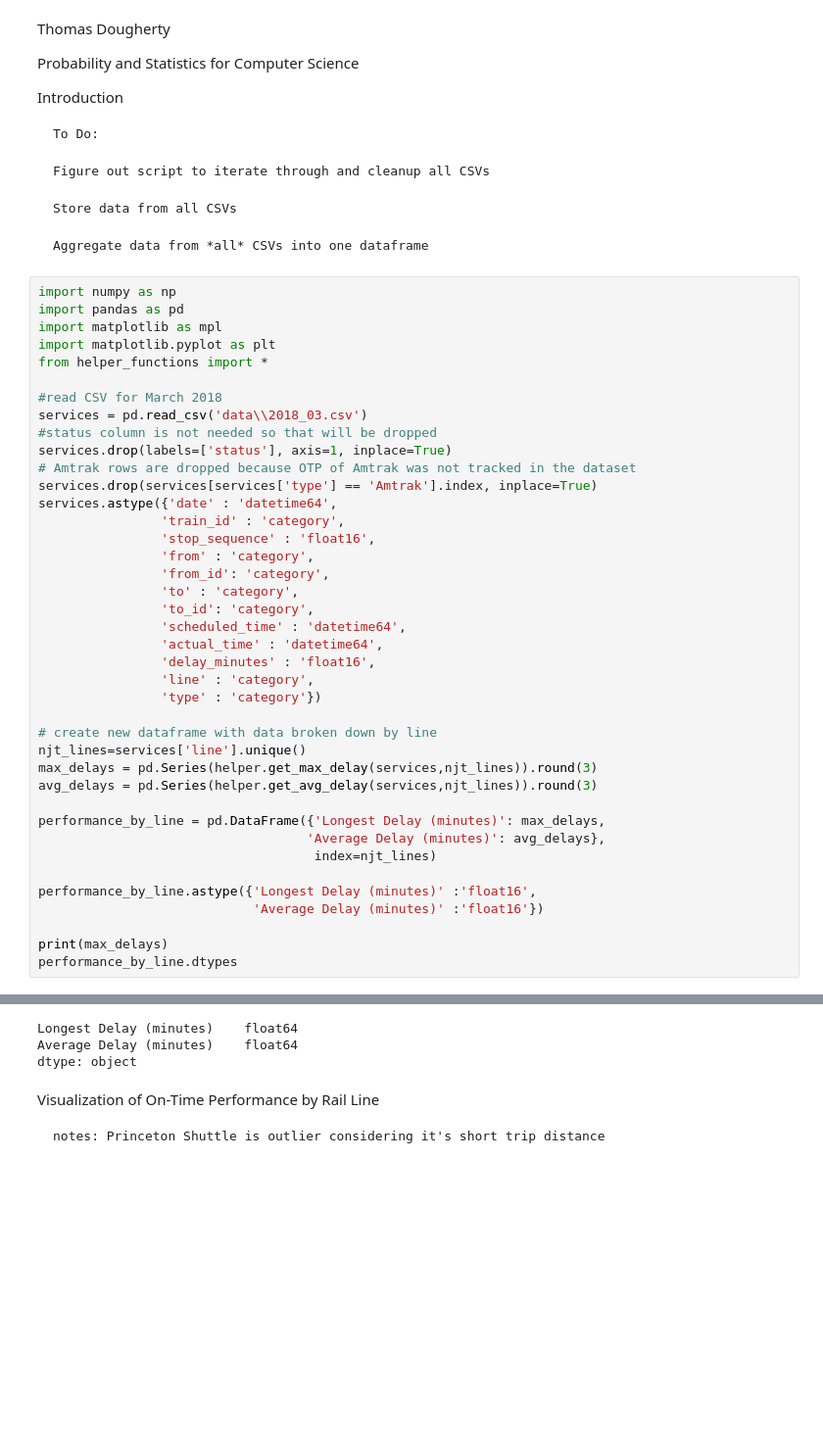
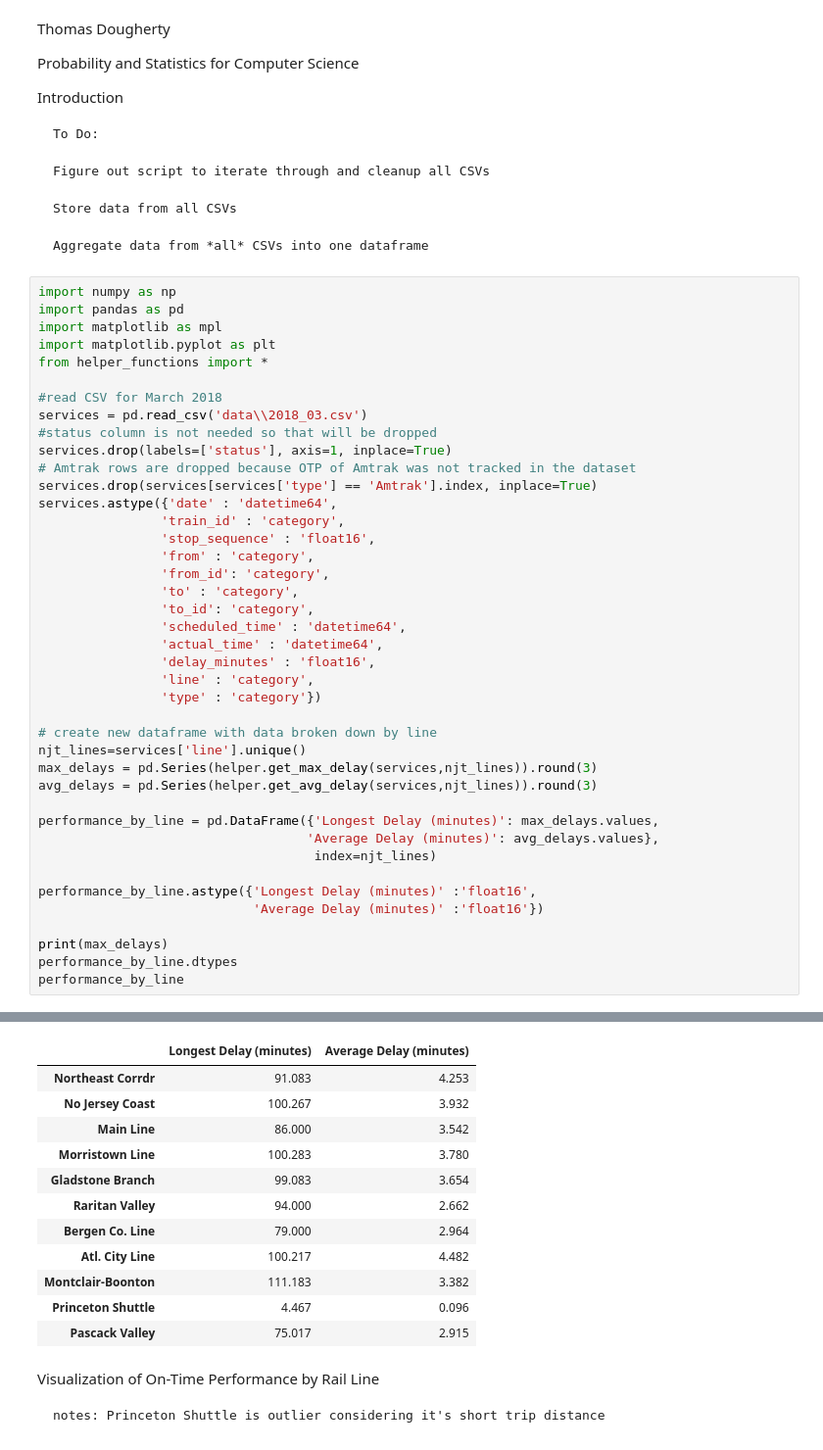
Before and after one commit to d0ugherty/On-Time-Performance-Stats, a Jupyter notebook: project.ipynb, the cells around one changed output, grey strips where cells are left out. Shown at 98% size. Drawn from its saved outputs; the diff is of its cells as text; blank space fills up the shorter version.

```diff
--- a/project.ipynb
+++ b/project.ipynb
@@ -37,38 +37,48 @@ services.astype({'date' : 'datetime64',
                 'actual_time' : 'datetime64',
                 'delay_minutes' : 'float16',
                 'line' : 'category',
                 'type' : 'category'})
 
 # create new dataframe with data broken down by line
 njt_lines=services['line'].unique()
 max_delays = pd.Series(helper.get_max_delay(services,njt_lines)).round(3)
 avg_delays = pd.Series(helper.get_avg_delay(services,njt_lines)).round(3)
 
-performance_by_line = pd.DataFrame({'Longest Delay (minutes)': max_delays,
-                                   'Average Delay (minutes)': avg_delays},
+performance_by_line = pd.DataFrame({'Longest Delay (minutes)': max_delays.values,
+                                   'Average Delay (minutes)': avg_delays.values},
                                     index=njt_lines)
 
 performance_by_line.astype({'Longest Delay (minutes)' :'float16',
                             'Average Delay (minutes)' :'float16'})
 
 print(max_delays)
 performance_by_line.dtypes
+performance_by_line
 # %% [output]
 0      91.083
 1     100.267
 2      86.000
 3     100.283
 4      99.083
 5      94.000
 6      79.000
 7     100.217
 8     111.183
 9       4.467
 10     75.017
 dtype: float64
-Longest Delay (minutes)    float64
-Average Delay (minutes)    float64
-dtype: object
+|  | Longest Delay (minutes) | Average Delay (minutes) |
+| Northeast Corrdr | 91.083 | 4.253 |
+| No Jersey Coast | 100.267 | 3.932 |
+| Main Line | 86.000 | 3.542 |
+| Morristown Line | 100.283 | 3.780 |
+| Gladstone Branch | 99.083 | 3.654 |
+| Raritan Valley | 94.000 | 2.662 |
+| Bergen Co. Line | 79.000 | 2.964 |
+| Atl. City Line | 100.217 | 4.482 |
+| Montclair-Boonton | 111.183 | 3.382 |
+| Princeton Shuttle | 4.467 | 0.096 |
+| Pascack Valley | 75.017 | 2.915 |
 # %% [markdown]
 Visualization of On-Time Performance by Rail Line
 
```
Also changed, not shown: parts of 1 cell of this notebook.
